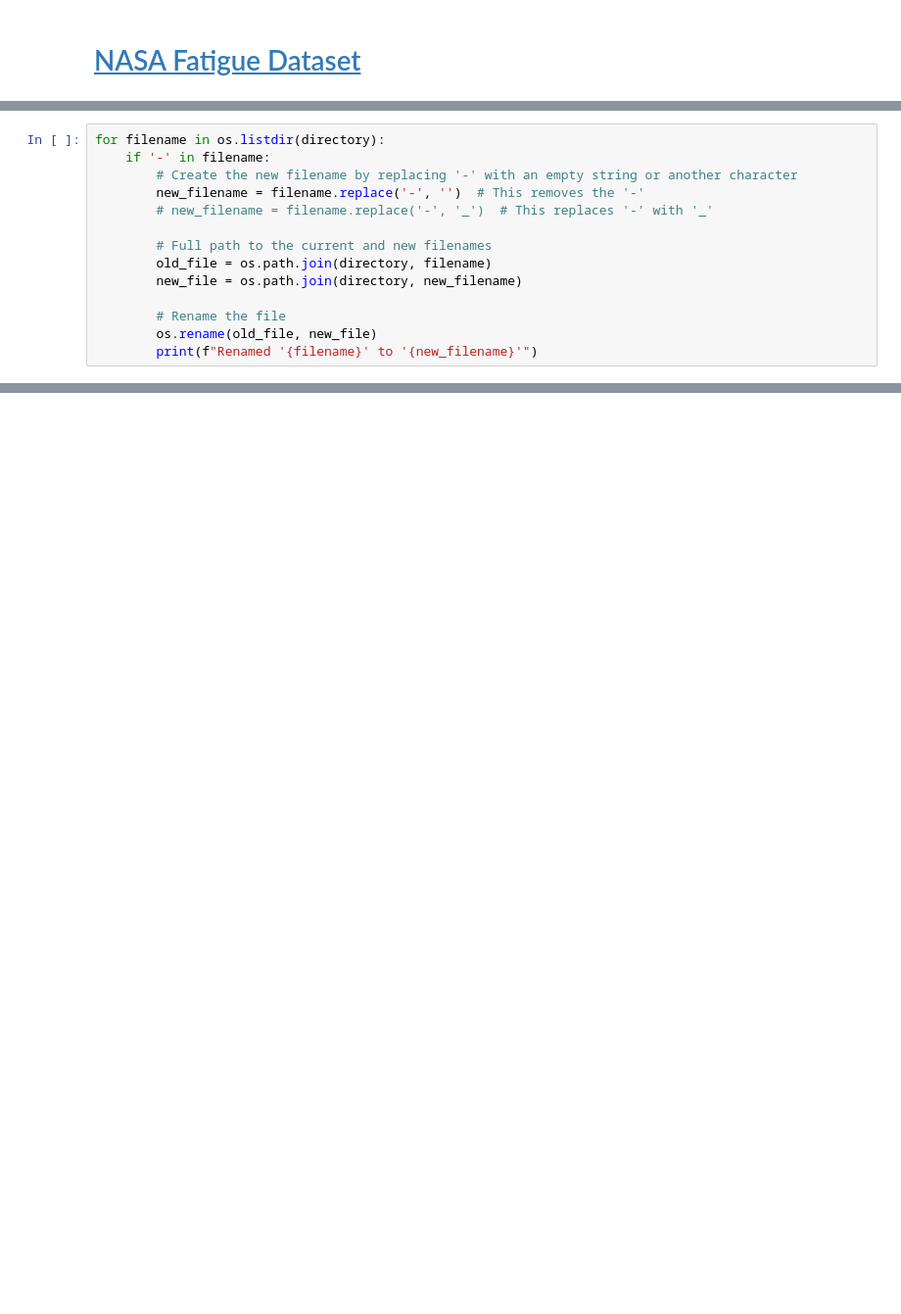
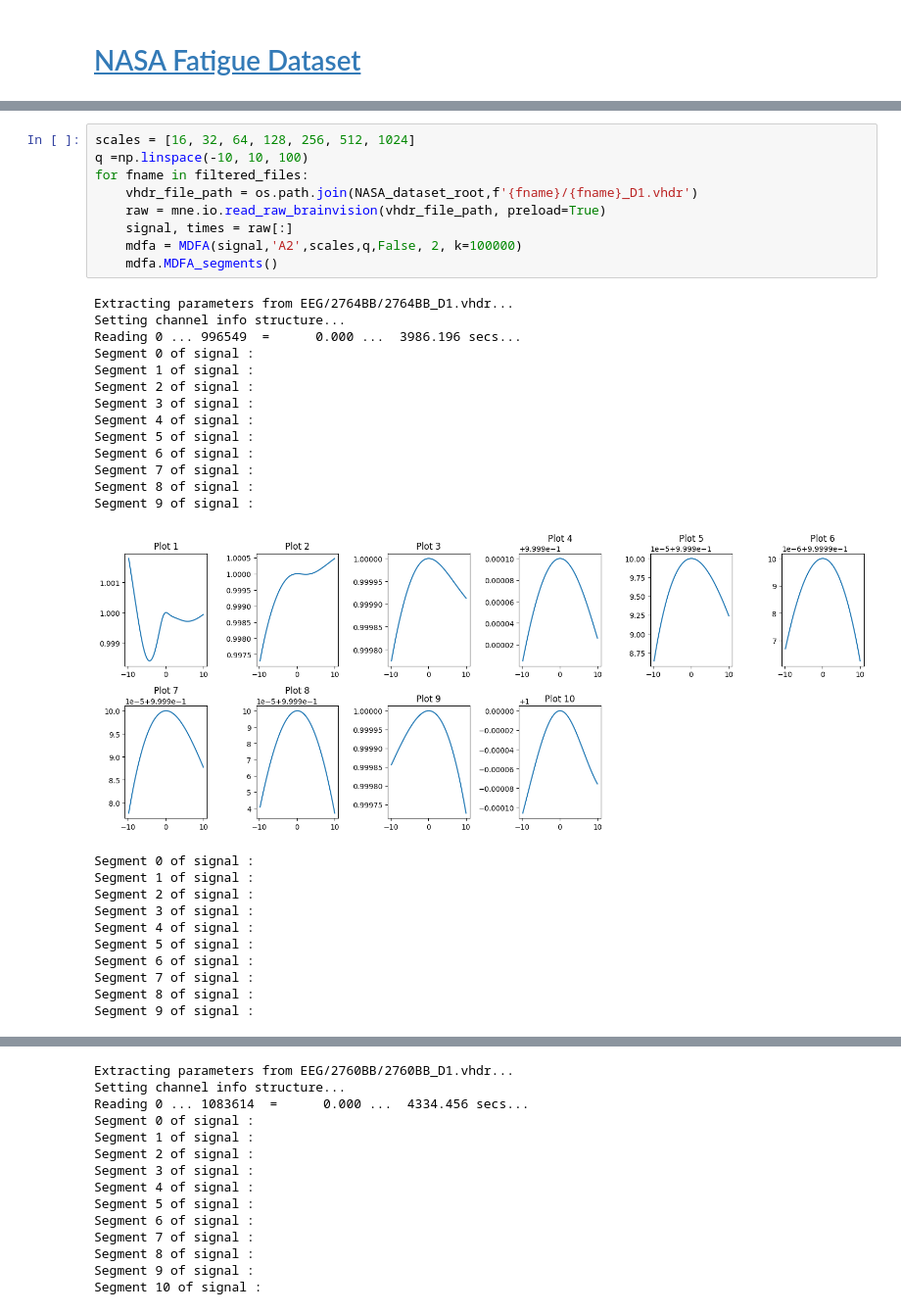
Before and after one commit to aceatusc/CognitiveFatigueDetection, a Jupyter notebook: FatigueDetectionNASA.ipynb, the cells around one changed output, grey strips where cells are left out. Shown at 98% size. Cells and saved outputs as stored; diff of their text form; blank space fills up the shorter version.

```diff
--- a/FatigueDetectionNASA.ipynb
+++ b/FatigueDetectionNASA.ipynb
@@ -132,14 +68,34 @@ SyntaxError: incomplete input (<ipython-input-31-0da101125327>, line 1)
-# %%
-for filename in os.listdir(directory):
-    if '-' in filename:
-        # Create the new filename by replacing '-' with an empty string or another character
-        new_filename = filename.replace('-', '')  # This removes the '-'
-        # new_filename = filename.replace('-', '_')  # This replaces '-' with '_'
-
-        # Full path to the current and new filenames
-        old_file = os.path.join(directory, filename)
-        new_file = os.path.join(directory, new_filename)
-
-        # Rename the file
-        os.rename(old_file, new_file)
-        print(f"Renamed '{filename}' to '{new_filename}'")
+# %%
+scales = [16, 32, 64, 128, 256, 512, 1024]
+q =np.linspace(-10, 10, 100)
+for fname in filtered_files:
+    vhdr_file_path = os.path.join(NASA_dataset_root,f'{fname}/{fname}_D1.vhdr')
+    raw = mne.io.read_raw_brainvision(vhdr_file_path, preload=True)
+    signal, times = raw[:]
+    mdfa = MDFA(signal,'A2',scales,q,False, 2, k=100000)
+    mdfa.MDFA_segments()
+# %% [output]
+Extracting parameters from EEG/2764BB/2764BB_D1.vhdr...
+Setting channel info structure...
+Reading 0 ... 996549  =      0.000 ...  3986.196 secs...
+Segment 0 of signal :
+Segment 1 of signal :
+Segment 2 of signal :
+Segment 3 of signal :
+Segment 4 of signal :
+Segment 5 of signal :
+Segment 6 of signal :
+Segment 7 of signal :
+Segment 8 of signal :
+Segment 9 of signal :
+[figure, added]
+Segment 0 of signal :
+Segment 1 of signal :
+Segment 2 of signal :
+Segment 3 of signal :
+Segment 4 of signal :
+Segment 5 of signal :
+Segment 6 of signal :
+Segment 7 of signal :
+Segment 8 of signal :
+Segment 9 of signal :
@@ -145,0 +103,14 @@ for filename in os.listdir(directory):
+Extracting parameters from EEG/2760BB/2760BB_D1.vhdr...
+Setting channel info structure...
+Reading 0 ... 1083614  =      0.000 ...  4334.456 secs...
+Segment 0 of signal :
+Segment 1 of signal :
+Segment 2 of signal :
+Segment 3 of signal :
+Segment 4 of signal :
+Segment 5 of signal :
+Segment 6 of signal :
+Segment 7 of signal :
+Segment 8 of signal :
+Segment 9 of signal :
+Segment 10 of signal :
```
Also changed, not shown: parts of 11 cells of this notebook, 1 other file.
